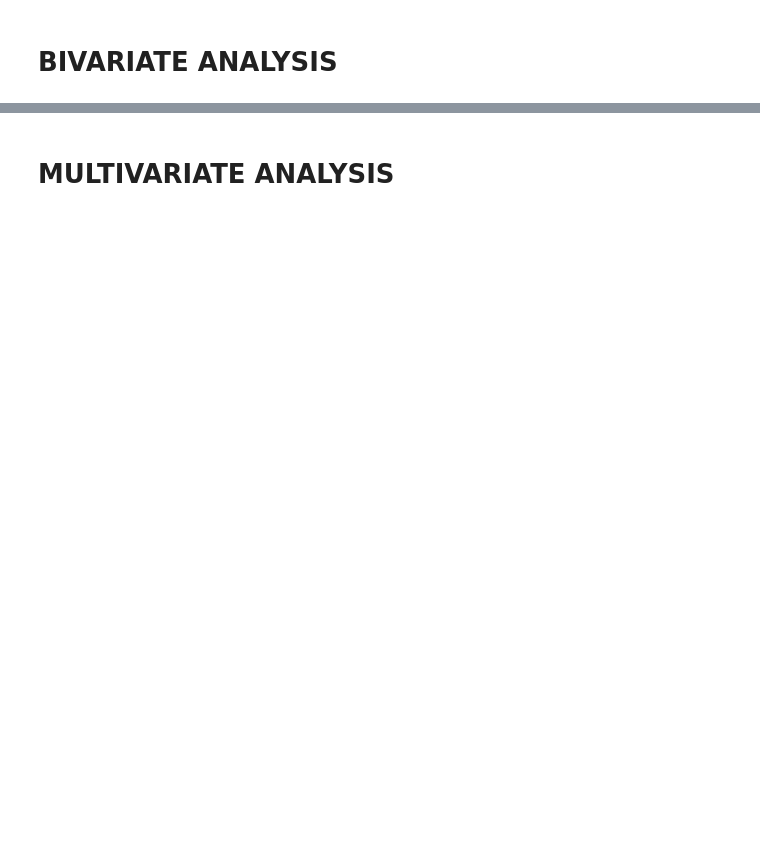
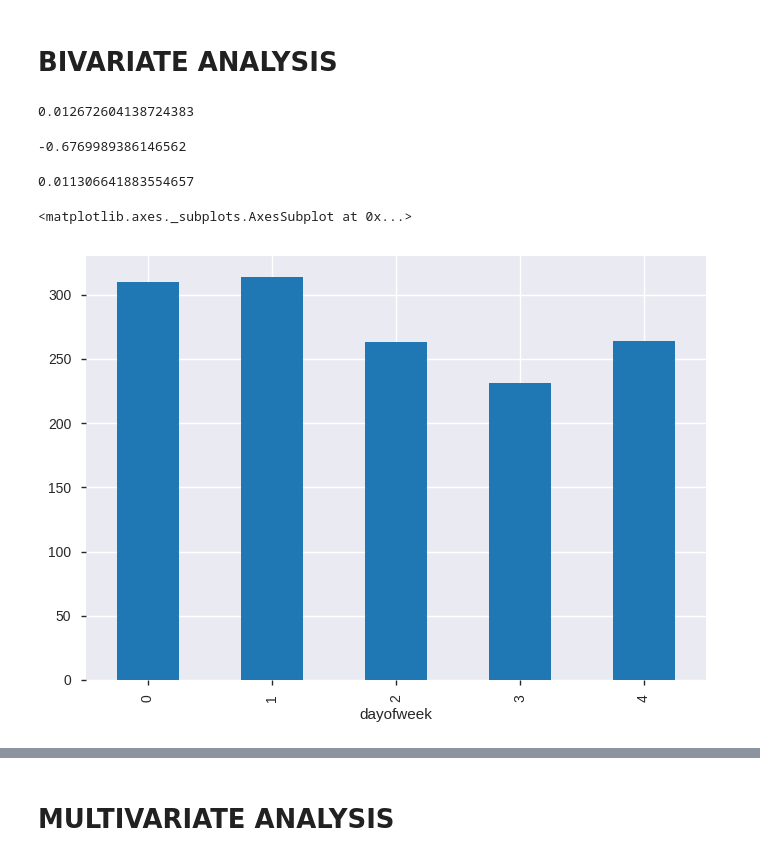
Before and after one commit to cecilia-wanja/An-analysis-of-electric-cars, a Jupyter notebook: Moringa_Data_Science_Core_W3_Independent_Project_2019_23rd_Cecilia_Gichohi_Python_Notebook.ipynb, the cells around one changed output, grey strips where cells are left out. Saved outputs shown, nothing was run; the diff lists cells and outputs as text; code cells hidden in the pictures; blank space fills up the shorter version.

```diff
--- a/Moringa_Data_Science_Core_W3_Independent_Project_2019_23rd_Cecilia_Gichohi_Python_Notebook.ipynb
+++ b/Moringa_Data_Science_Core_W3_Independent_Project_2019_23rd_Cecilia_Gichohi_Python_Notebook.ipynb
@@ -383,2 +376,29 @@ array(['4/5/2018', '1/12/2018', '1/1/2018', '4/18/2018', '4/10/2018',
 # %% [markdown]
 # BIVARIATE ANALYSIS
+# %%
+#correlation
+#the association between variables
+
+data = df["postalcode"].corr(df["dayofweek"],method = "pearson")
+data
+
+#very low correlation.
+# %% [output]
+0.012672604138724383
+# %%
+data = df["postalcode"].corr(df["bluecars_taken_sum"],method = "pearson")
+data
+#weak correlation
+# %% [output]
+-0.6769989386146562
+# %%
+data = df["dayofweek"].corr(df["bluecars_taken_sum"],method = "pearson")
+data
+#weak correlation
+# %% [output]
+0.011306641883554657
+# %%
+df.groupby("dayofweek")["bluecars_taken_sum"].count().plot(kind = 'bar')
+# %% [output]
+<matplotlib.axes._subplots.AxesSubplot at 0x...>
+[figure, added]
```
Also changed, not shown: parts of 30 cells of this notebook.
